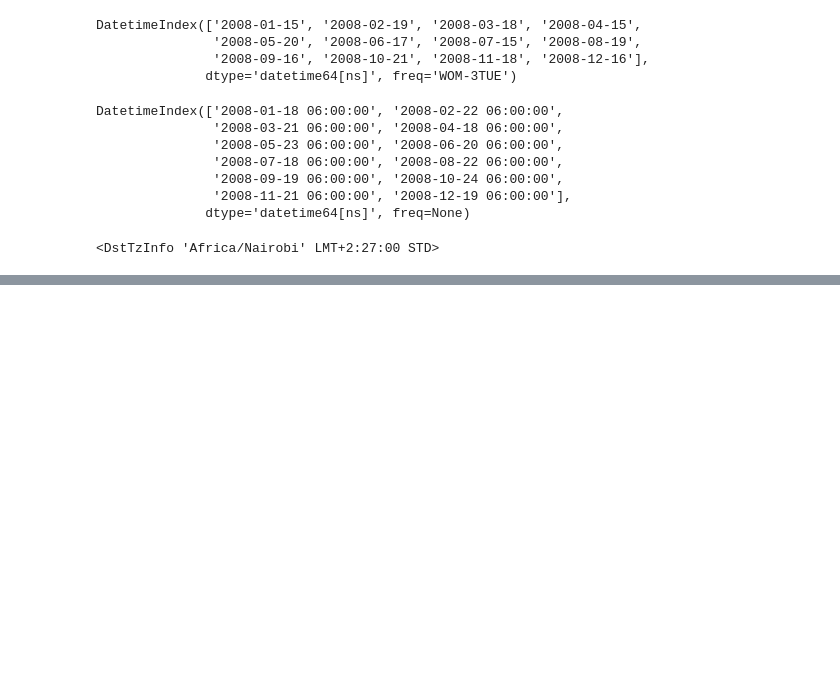
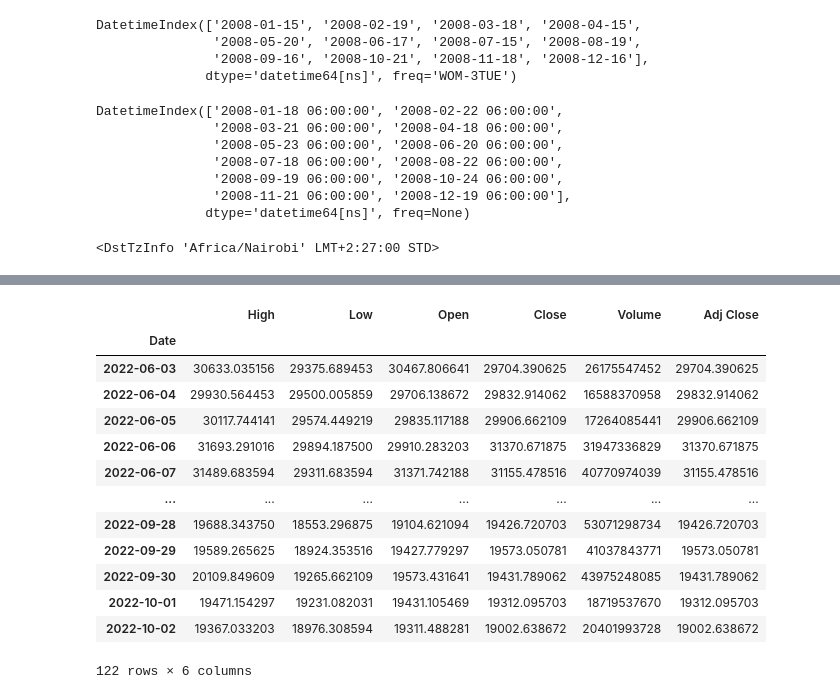
Before and after one commit to Denis04-M/data-wrangling-practise, a Jupyter notebook: practice.ipynb, the cells around one changed output, grey strips where cells are left out. Drawn from its saved outputs; the diff is of its cells as text; code cells hidden in the pictures; blank space fills up the shorter version.

```diff
--- a/practice.ipynb
+++ b/practice.ipynb
@@ -1243,0 +1292,20 @@ tz
+# %%
+import pandas_datareader.data as wb
+
+btc = wb.DataReader('BTC-USD', 'yahoo', start='2022-06-3', end='2022-10-03')
+btc
+# %% [output]
+|  | High | Low | Open | Close | Volume | Adj Close |
+| Date |  |  |  |  |  |  |
+| 2022-06-03 | 30633.035156 | 29375.689453 | 30467.806641 | 29704.390625 | 26175547452 | 29704.390625 |
+| 2022-06-04 | 29930.564453 | 29500.005859 | 29706.138672 | 29832.914062 | 16588370958 | 29832.914062 |
+| 2022-06-05 | 30117.744141 | 29574.449219 | 29835.117188 | 29906.662109 | 17264085441 | 29906.662109 |
+| 2022-06-06 | 31693.291016 | 29894.187500 | 29910.283203 | 31370.671875 | 31947336829 | 31370.671875 |
+| 2022-06-07 | 31489.683594 | 29311.683594 | 31371.742188 | 31155.478516 | 40770974039 | 31155.478516 |
+| ... | ... | ... | ... | ... | ... | ... |
+| 2022-09-28 | 19688.343750 | 18553.296875 | 19104.621094 | 19426.720703 | 53071298734 | 19426.720703 |
+| 2022-09-29 | 19589.265625 | 18924.353516 | 19427.779297 | 19573.050781 | 41037843771 | 19573.050781 |
+| 2022-09-30 | 20109.849609 | 19265.662109 | 19573.431641 | 19431.789062 | 43975248085 | 19431.789062 |
+| 2022-10-01 | 19471.154297 | 19231.082031 | 19431.105469 | 19312.095703 | 18719537670 | 19312.095703 |
+| 2022-10-02 | 19367.033203 | 18976.308594 | 19311.488281 | 19002.638672 | 20401993728 | 19002.638672 |
+122 rows × 6 columns
```
Also changed, not shown: parts of 9 cells of this notebook.
